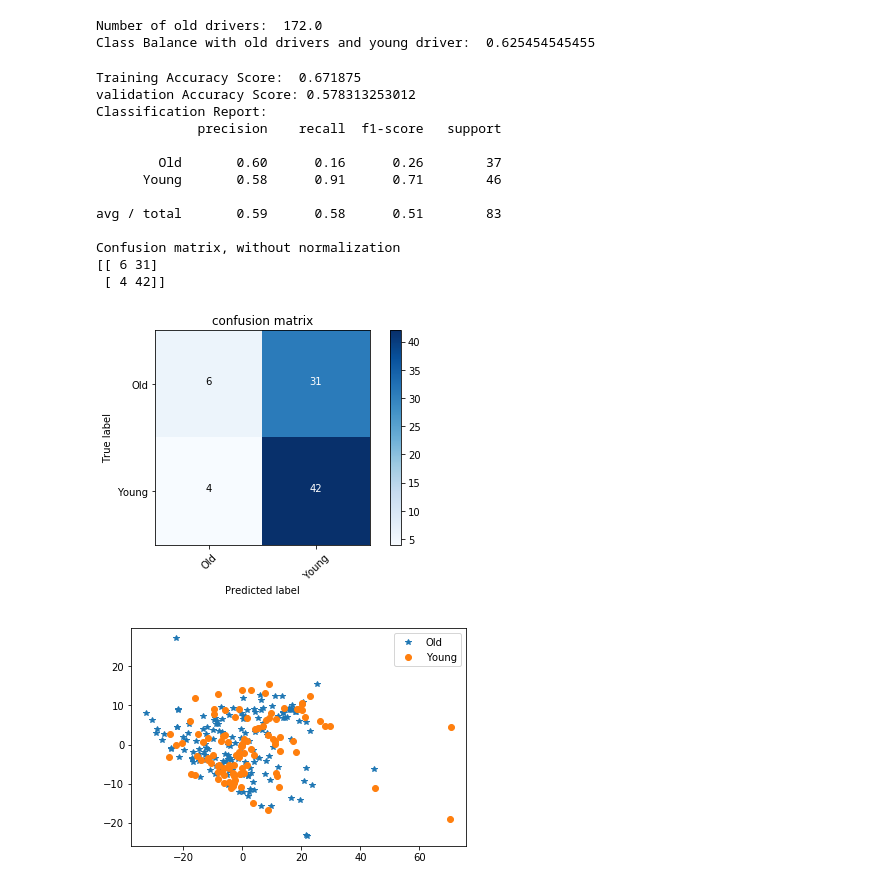
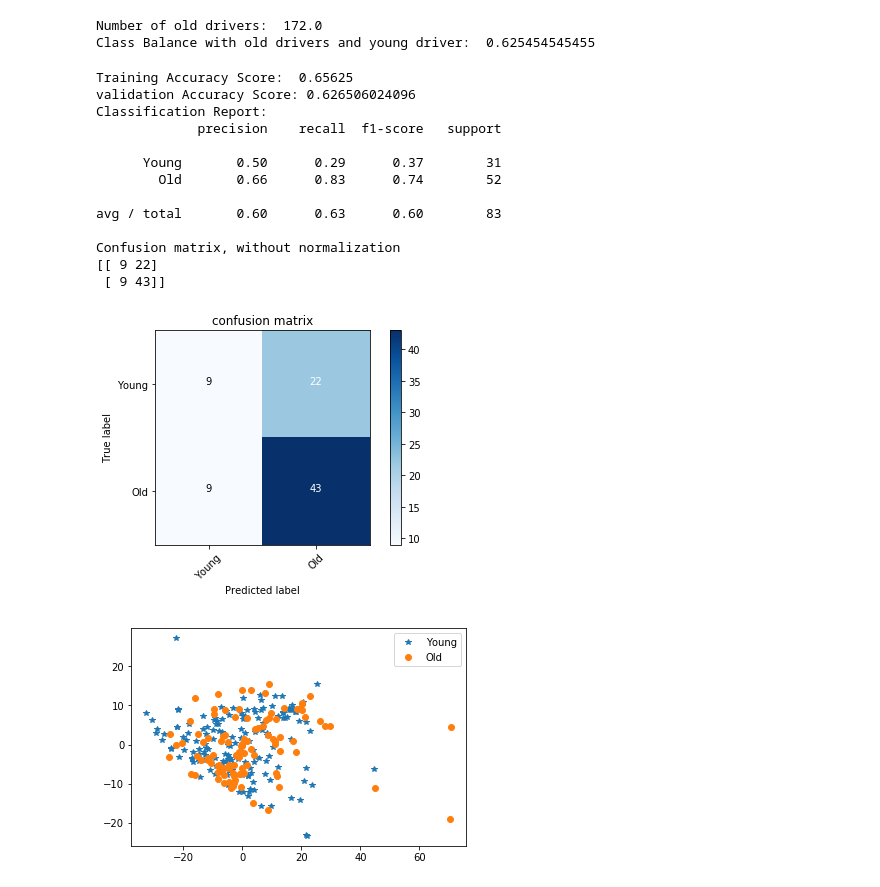
Before and after one commit to imraviagrawal/SHPR2video_git, a Jupyter notebook: SHRP2datafiles.ipynb, the cells around one changed output. Saved outputs shown, nothing was run; the diff lists cells and outputs as text; code cells hidden in the pictures.

Commit message:
clearn up data and half way to complete one more model

```diff
--- a/SHRP2datafiles.ipynb
+++ b/SHRP2datafiles.ipynb
@@ -211,7 +192,7 @@ leftTurn.head(5)
 | 16 | 62572754 | 2 | 1.0 | 2.0 | 2.0 | 2 | ... |
 5 rows × 35 columns
 # %%
-data = leftTurn.drop(["File_id","time_of_entering","time_of_exiting","precipitatingEvent","preIncidentManeuver","crashStatus", "crash", "maneuverJudgment", "incomplete_video", "vehicle_movement", 'intersection_type'], axis = 1)
+data = leftTurn.drop(["File_id","time_of_entering","time_of_exiting","precipitatingEvent","preIncidentManeuver", "crash", "maneuverJudgment", "incomplete_video", "vehicle_movement", 'intersection_type'], axis = 1)
 # %%
 data.columns
 # %% [output]
@@ -230,17 +211,18 @@ Index(['Time_day', 'weather_conditions', 'Dedicated_turn',
 # %% [markdown]
 #
 # %%
-filledData = data.where(pd.notna(data), data.mean(), axis='columns')
-y = leftTurn["crashStatus"]
+y = data["crashStatus"]
+data = data.drop( 'crashStatus', axis=1)
 y[y=="Balanced-Sample Baseline"] = False
 y[y != False] = True
 y  = np.asarray(y,dtype=np.float64)
+filledData = data.where(pd.notna(data), data.mean(), axis='columns')
 print("Number of crashs events: ", sum(y))
 print("Class Balance with Crash and no Crash: ", sum(y)/len(y))
 # from sklearn.feature_selection import SelectKBest,f_classif
 # selector = SelectKBest(f_classif, k=10).fit(filledData,y)
 # featurefilledData = selector.transform(filledData)
-X_train, X_test, y_train, y_test = train_test_split(filledData, y, train_size=0.8)
+X_train, X_test, y_train, y_test = train_test_split(filledData, y, train_size=0.7)
 # %% [output]
 Number of crashs events:  140.0
 Class Balance with Crash and no Crash:  0.509090909091
@@ -282,7 +264,7 @@ def plot_confusion_matrix(cm, classes,
 
 
 
-def Classifier_performance(clf, target_names, y, filledData=filledData, X_train=X_train, X_test=X_test, y_train=y_train, y_test=y_test, title="confusion matrix"):
+def Classifier_performance(clf, target_names, y, filledData=filledData, X_train=X_train, X_test=X_test, y_train=y_train, y_test=y_test, title="Prediction confusion matrix"):
     clf.fit(X_train, y_train)
     y_pred = clf.predict(X_test)
     Y_train_pred = clf.predict(X_train)
@@ -367,6 +404,11 @@ strong multicollinearity or other numerical problems.
 # %% [markdown]
 #
 # %%
+leftTurn = pd.read_excel("leftturn.xlsx")
+data = leftTurn.drop(["File_id","time_of_entering","time_of_exiting","precipitatingEvent",
+                      "preIncidentManeuver", "crash", "maneuverJudgment", "incomplete_video",
+                      "vehicle_movement", 'intersection_type', "crashStatus"], axis = 1)
+
 filledData = data.where(pd.notna(data), data.mean(), axis='columns')
 y = leftTurn["age"]
 y[y >= 65] = True
@@ -390,23 +432,23 @@ X_train, X_test, y_train, y_test = train_test_split(filledData, y, train_size=0.
 # %%
 clf = LogisticRegression(max_iter=1000, penalty='l1')
 # %%
-Classifier_performance(clf, ["Old", "Young"], y, filledData=filledData, X_train=X_train, X_test=X_test, y_train=y_train, y_test=y_test )
+Classifier_performance(clf, ["Young", "Old"], y, filledData=filledData, X_train=X_train, X_test=X_test, y_train=y_train, y_test=y_test )
 # %% [output]
-Training Accuracy Score:  0.671875
-validation Accuracy Score: 0.578313253012
+Training Accuracy Score:  0.65625
+validation Accuracy Score: 0.626506024096
 Classification Report:
              precision    recall  f1-score   support
 
-        Old       0.60      0.16      0.26        37
-      Young       0.58      0.91      0.71        46
+      Young       0.50      0.29      0.37        31
+        Old       0.66      0.83      0.74        52
 
-avg / total       0.59      0.58      0.51        83
+avg / total       0.60      0.63      0.60        83
 
 Confusion matrix, without normalization
-[[ 6 31]
- [ 4 42]]
+[[ 9 22]
+ [ 9 43]]
-[figure, old version]
+[figure, new version]
-[figure, old version]
+[figure, new version]
 # %%
 import statsmodels.api as sm
 from scipy import stats
```
Also changed, not shown: parts of 12 cells of this notebook.
